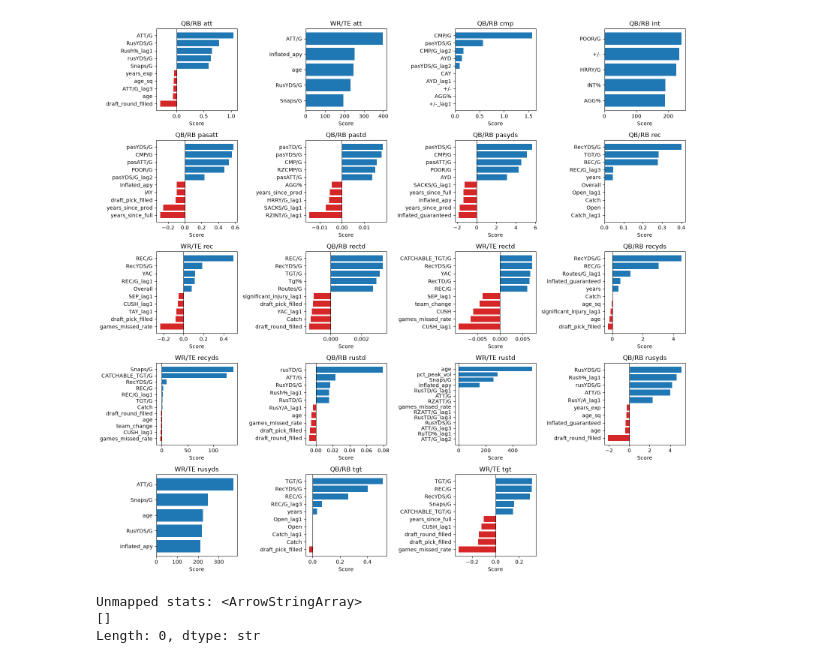
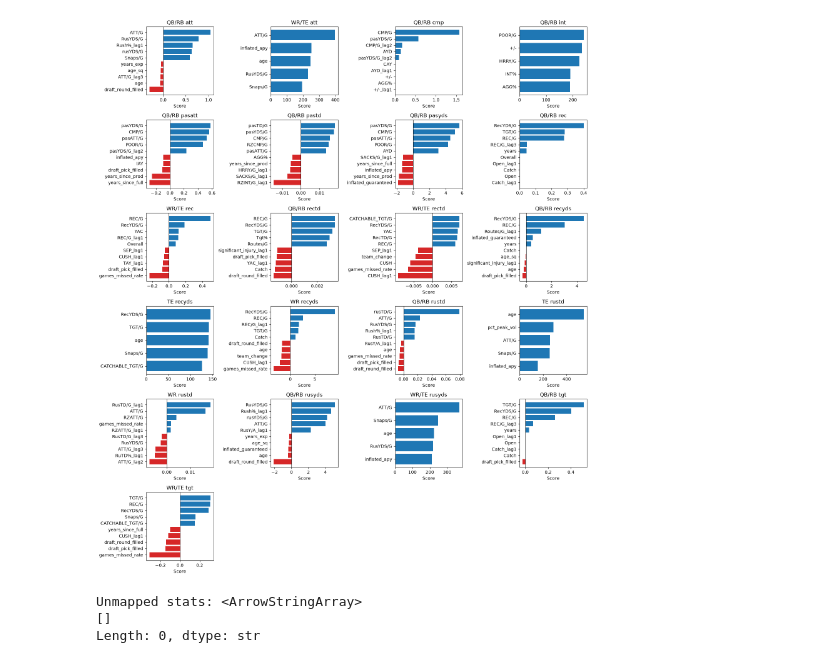
Before and after one commit to danielbeckley1234/Fantasy-Football-Projections-Using-ML, a Jupyter notebook: modeling_scripts/visuals.ipynb, the cells around one changed output. Cells and saved outputs as stored; diff of their text form; code cells hidden in the pictures.

Commit message:
split gbm/linear winning stats

```diff
--- a/modeling_scripts/visuals.ipynb
+++ b/modeling_scripts/visuals.ipynb
@@ -29,6 +29,15 @@ coefs['Pos_group'] = coefs['Pos'].map(pos_group_map)
 coefs['score'] = coefs['standardized_coef'].fillna(coefs['importance'])
 coefs['source'] = np.where(coefs['standardized_coef'].notna(), 'coef', 'importance')
 coefs['Stat'] = coefs['Stat'].str.lower()
+
+def refine_group(row):
+    return row['Pos_group']
+
+mixed = coefs.groupby(['Stat', 'Pos_group'])['source'].nunique()
+mixed_keys = mixed[mixed > 1].index
+mask = coefs.set_index(['Stat', 'Pos_group']).index.isin(mixed_keys)
+coefs.loc[mask, 'Pos_group'] = coefs.loc[mask, 'Pos']
+
 grouped = coefs.groupby(['Stat', 'Pos_group', 'feature', 'source'], as_index=False)['score'].mean()
 
 def extremes(stat, pos_group, n=5):
@@ -57,34 +66,34 @@ def plot_stat(stat, pos_group, n=5, ax=None):
         return ax
 
     plot_df = pd.concat(result.values()).drop_duplicates('feature').sort_values('score')
 
     colors = ['#d62728' if v < 0 else '#1f77b4' for v in plot_df['score']]
     ax.barh(plot_df['feature'], plot_df['score'], color=colors)
     ax.axvline(0, color='black', linewidth=0.8)
     ax.set_title(f'{pos_group} {stat}')
     ax.set_xlabel('Score')
     return ax
 
 combos = (
     grouped[['Stat', 'Pos_group']]
     .drop_duplicates()
     .sort_values(['Stat', 'Pos_group'])
     .itertuples(index=False, name=None)
 )
 combos = list(combos)
 ncols = 4
 nrows = int(np.ceil(len(combos) / ncols))
 fig, axes = mat.subplots(nrows, ncols, figsize=(4 * ncols, 3 * nrows))
 
 for ax, (stat, pg) in zip(axes.flat, combos):
     plot_stat(stat, pg, n=5, ax=ax)
 for ax in axes.flat[len(combos):]:
     ax.axis('off')
 
 mat.tight_layout()
 mat.show()
 # %% [output]
-[figure, old version]
+[figure, new version]
 # %%
 ## best model comps
 MODELS = ['Lasso', 'Ridge', 'GBM']
```
